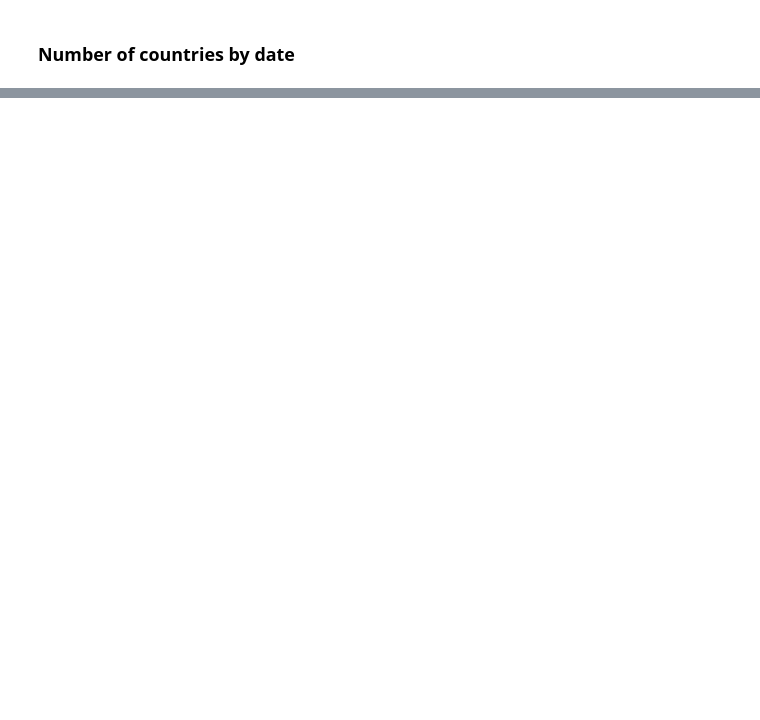
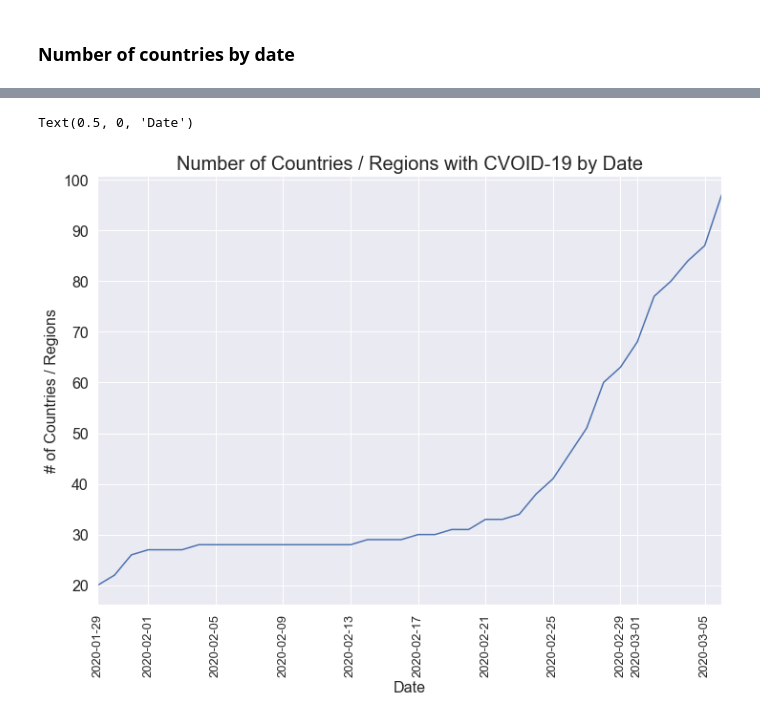
Before and after one commit to Landstein/corona_virus_analysis, a Jupyter notebook: Countries by date.ipynb, the cells around one changed output, grey strips where cells are left out. Drawn from its saved outputs; the diff is of its cells as text; code cells hidden in the pictures; blank space fills up the shorter version.

```diff
--- a/Countries by date.ipynb
+++ b/Countries by date.ipynb
@@ -45,0 +57,10 @@ df.groupby(df['date'].dt.date).size().plot()
+# %%
+df.groupby(df['date'].dt.date).size().plot()
+plt.xticks(rotation=90, fontsize=13)
+plt.yticks(fontsize=16)
+plt.title('Number of Countries / Regions with CVOID-19 by Date', fontsize=20)
+plt.ylabel('# of Countries / Regions', fontsize=16)
+plt.xlabel('Date', fontsize=16)
+# %% [output]
+Text(0.5, 0, 'Date')
+[figure, added]
```
Also changed, not shown: parts of 8 cells of this notebook.
